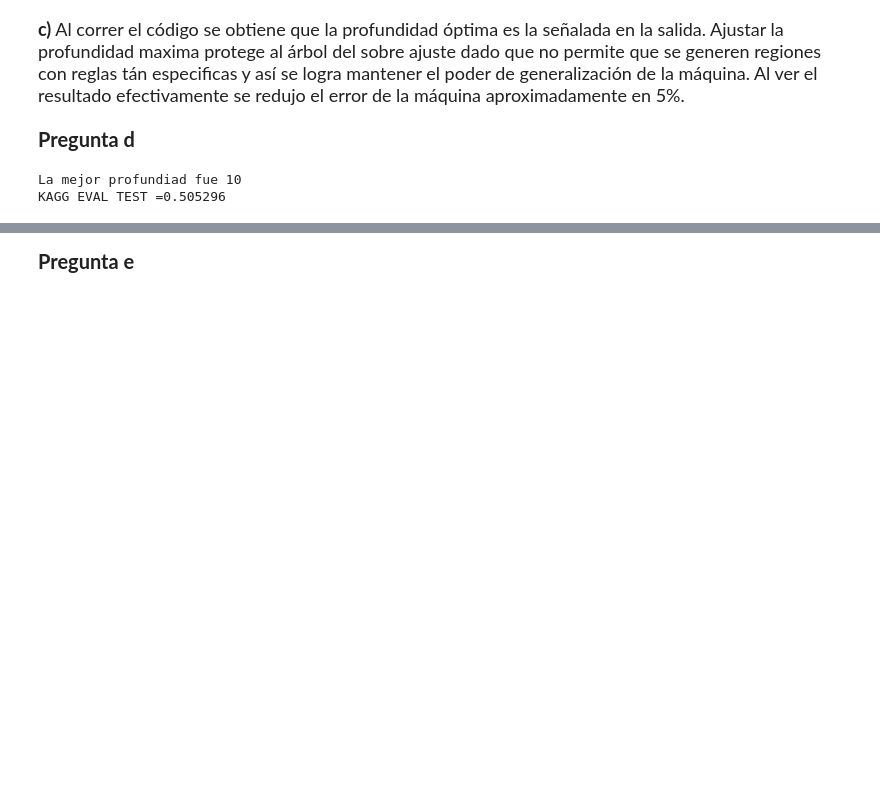
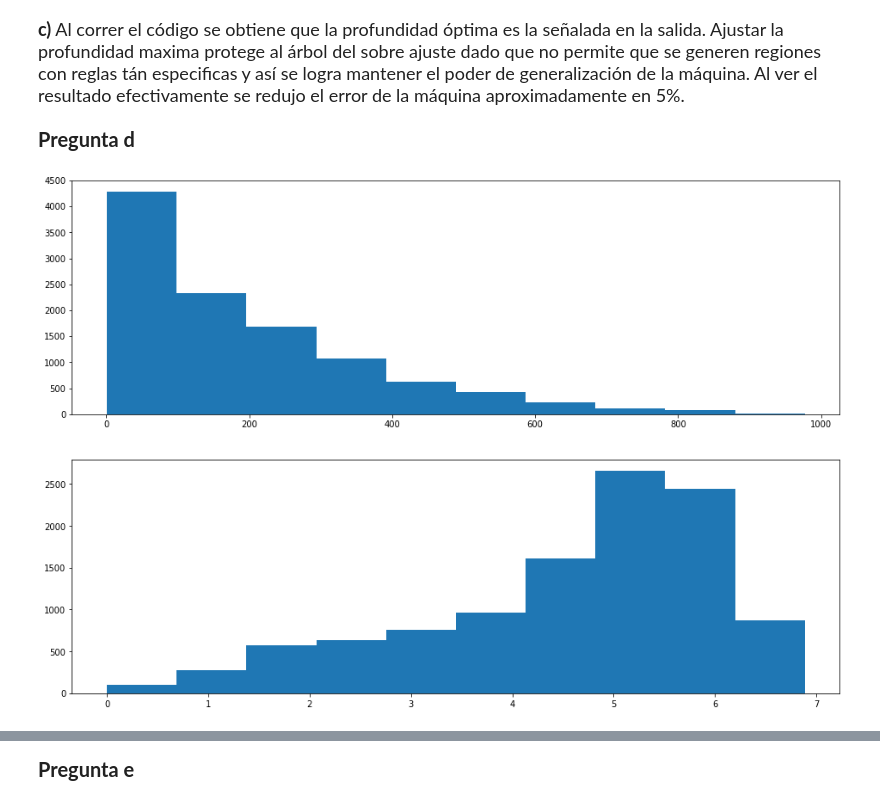
Before and after one commit to Sitrico/ML-T3, a Jupyter notebook: Laboratorio 3 - Parte 2.ipynb, the cells around one changed output, grey strips where cells are left out. Saved outputs shown, nothing was run; the diff lists cells and outputs as text; code cells hidden in the pictures; blank space fills up the shorter version.

```diff
--- a/Laboratorio 3 - Parte 2.ipynb
+++ b/Laboratorio 3 - Parte 2.ipynb
@@ -169,59 +160,14 @@ Al correr el código se obtiene que la profundidad óptima es la señalada en la
 <p style="font-size: 20px; line-height: 135%;}">
 <b>Pregunta d</b>
 </p>
-# %%
-df['cday'] = pd.to_datetime(df['datetime']).dt.dayofweek#0:lunes,6:domingo
-df['cday'] = pd.to_numeric(df['cday'])
-
-Xdf=df.ix[:,['season','holiday','workingday','weather','temp','atemp','humidity','windspeed','hour','cday']]
-Ydf=df.ix[:,'count']
-
-#Se recalcula el entrenamiento, validación y test
-X_train = Xdf[0:ntrain].values
-X_val = Xdf[ntrain:nval].values
-X_test = Xdf[nval:].values
-Y_train = Ydf[0:ntrain].values
-Y_val = Ydf[ntrain:nval].values
-Y_test = Ydf[nval:].values
-
-from sklearn.preprocessing import StandardScaler
-stdX = StandardScaler(with_mean=True, with_std=True)
-stdY = StandardScaler(with_mean=True, with_std=True)
-
-stdX.fit(X_train)
-stdY.fit(Y_train.reshape(-1, 1))
-
-X_train = stdX.transform(X_train)
-X_val = stdX.transform(X_val)
-X_test = stdX.transform(X_test)
-
-Y_train = stdY.transform(Y_train.reshape(-1, 1))
-#Y_val = stdY.transform(Y_val.reshape(-1, 1))
-#Y_test = stdY.transform(Y_test.reshape(-1, 1))
-
-
-#Se procede a entrenar un árbol
-menor = float("inf")
-
-#Se empieza a buscar la profundidad que produzca el menor error posible
-for profundidad in range(1, 100):
-    model = Tree(random_state=0,max_depth=profundidad)
-    model.fit(X_train,Y_train)
-    Y_pred_val = model.predict(X_val)
-    Y_pred_val = stdY.inverse_transform(Y_pred_val)
-    kagg_val = eval_bikemodel(Y_pred_val,Y_val)
-
-    if kagg_val < menor:
-        menor = kagg_val
-        mejorProfundidad = profundidad
-
-print ("La mejor profundiad fue", mejorProfundidad)
-model = Tree(random_state = 0, max_depth = mejorProfundidad)
-model.fit(X_train, Y_train)
-Y_pred_test = model.predict(X_test)
-Y_pred_test = stdY.inverse_transform(Y_pred_test)
-error_maxProfundidad = eval_bikemodel(Y_pred_test,Y_test)
-print ("KAGG EVAL TEST =%f"%error_maxProfundidad)
-# %% [output]
-La mejor profundiad fue 10
-KAGG EVAL TEST =0.505296
+# %%
+plt.figure(figsize = (16, 5))
+plt.hist(Ydf)
+plt.show()
+
+plt.figure(figsize = (16, 5))
+plt.hist(np.log(Ydf))
+plt.show()
+# %% [output]
+[figure, added]
+[figure, added]
```
Also changed, not shown: parts of 8 cells of this notebook.
